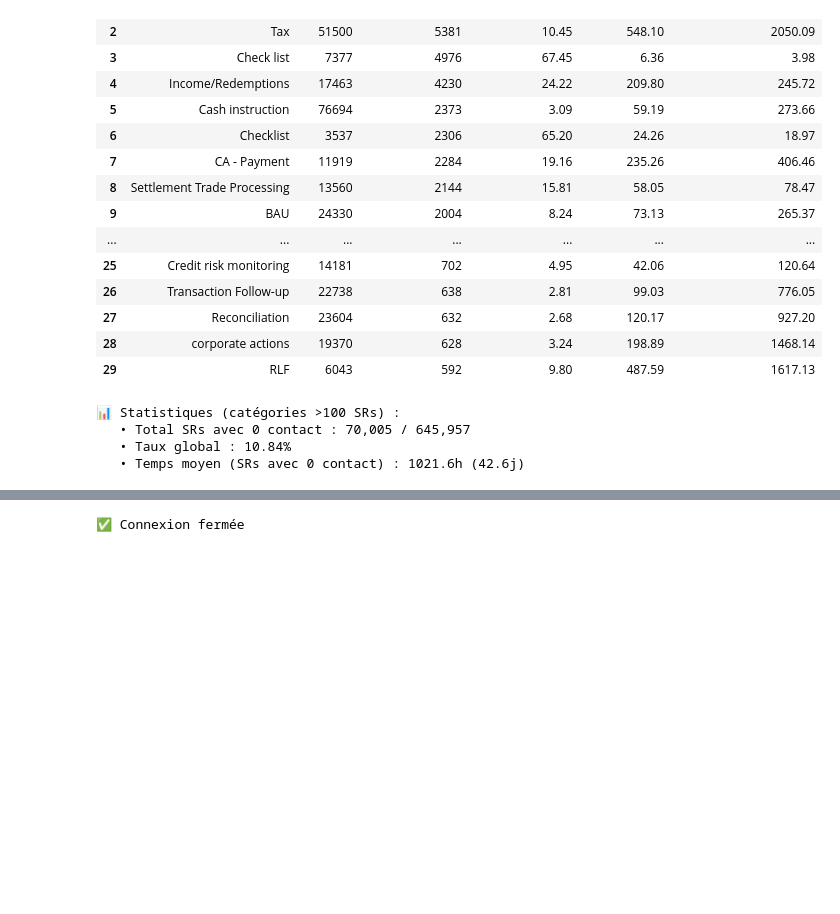
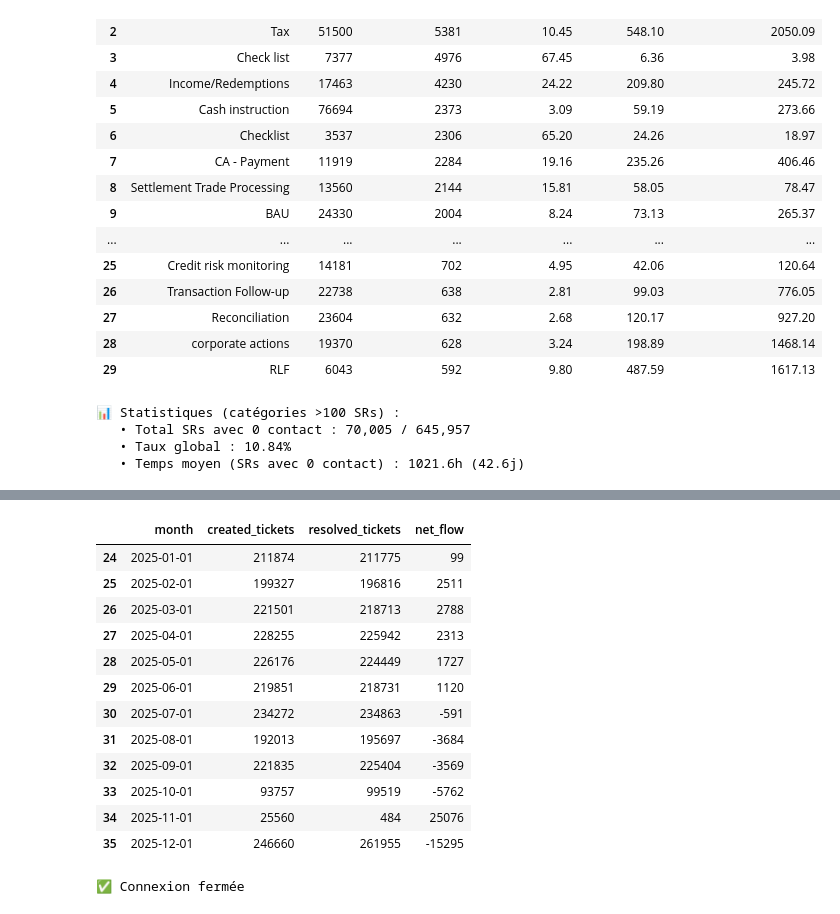
Before and after one commit to jbouniol/bdd-bnpparibas, a Jupyter notebook: Notebook/JO_Analysis.ipynb, the cells around one changed output, grey strips where cells are left out. Saved outputs shown, nothing was run; the diff lists cells and outputs as text; code cells hidden in the pictures; blank space fills up the shorter version.

```diff
--- a/Notebook/JO_Analysis.ipynb
+++ b/Notebook/JO_Analysis.ipynb
@@ -1160,3 +1165,96 @@ fig.show()
+# %%
+# Tickets created vs resolved over time
+if 'conn' not in globals() or conn is None:
+    conn = sqlite3.connect(str(DB_PATH))
+
+tickets_flow = pd.read_sql_query("""
+WITH created AS (
+    SELECT DATE(CREATIONDATE, 'start of month') AS month,
+           COUNT(*) AS created_tickets
+    FROM sr
+    WHERE CREATIONDATE IS NOT NULL
+    GROUP BY DATE(CREATIONDATE, 'start of month')
+),
+resolved AS (
+    SELECT DATE(CLOSINGDATE, 'start of month') AS month,
+           COUNT(*) AS resolved_tickets
+    FROM sr
+    WHERE CLOSINGDATE IS NOT NULL
+    GROUP BY DATE(CLOSINGDATE, 'start of month')
+),
+months AS (
+    SELECT month FROM created
+    UNION
+    SELECT month FROM resolved
+)
+SELECT
+    m.month,
+    COALESCE(c.created_tickets, 0) AS created_tickets,
+    COALESCE(r.resolved_tickets, 0) AS resolved_tickets,
+    COALESCE(c.created_tickets, 0) - COALESCE(r.resolved_tickets, 0) AS net_flow
+FROM months m
+LEFT JOIN created c ON c.month = m.month
+LEFT JOIN resolved r ON r.month = m.month
+ORDER BY m.month
+""", conn)
+
+tickets_flow['month'] = pd.to_datetime(tickets_flow['month'])
+tickets_flow = tickets_flow.sort_values('month').reset_index(drop=True)
+display(tickets_flow.tail(12))
+
+fig = go.Figure()
+fig.add_trace(
+    go.Scatter(
+        x=tickets_flow['month'],
+        y=tickets_flow['created_tickets'],
+        mode='lines+markers',
+        name='Created Tickets',
+        line=dict(color='steelblue', width=2),
+    )
+)
+fig.add_trace(
+    go.Scatter(
+        x=tickets_flow['month'],
+        y=tickets_flow['resolved_tickets'],
+        mode='lines+markers',
+        name='Resolved Tickets',
+        line=dict(color='seagreen', width=2),
+    )
+)
+fig.add_trace(
+    go.Bar(
+        x=tickets_flow['month'],
+        y=tickets_flow['net_flow'],
+        name='Net Flow (Created - Resolved)',
+        marker_color='rgba(220, 20, 60, 0.35)',
+        yaxis='y2',
+    )
+)
+
+fig.update_layout(
+    title='Tickets Created vs Resolved Over Time',
+    xaxis_title='Month',
+    yaxis=dict(title='Ticket Count'),
+    yaxis2=dict(title='Net Flow', overlaying='y', side='right', showgrid=False),
+    hovermode='x unified',
+    legend=dict(orientation='h', y=1.12),
+    height=520,
+)
+fig.show()
+# %% [output]
+|  | month | created_tickets | resolved_tickets | net_flow |
+| 24 | 2025-01-01 | 211874 | 211775 | 99 |
+| 25 | 2025-02-01 | 199327 | 196816 | 2511 |
+| 26 | 2025-03-01 | 221501 | 218713 | 2788 |
+| 27 | 2025-04-01 | 228255 | 225942 | 2313 |
+| 28 | 2025-05-01 | 226176 | 224449 | 1727 |
+| 29 | 2025-06-01 | 219851 | 218731 | 1120 |
+| 30 | 2025-07-01 | 234272 | 234863 | -591 |
+| 31 | 2025-08-01 | 192013 | 195697 | -3684 |
+| 32 | 2025-09-01 | 221835 | 225404 | -3569 |
+| 33 | 2025-10-01 | 93757 | 99519 | -5762 |
+| 34 | 2025-11-01 | 25560 | 484 | 25076 |
+| 35 | 2025-12-01 | 246660 | 261955 | -15295 |
 # %%
 # Fermer la connexion
 conn.close()
```
Also changed, not shown: parts of 1 cell of this notebook, 13 other files.
